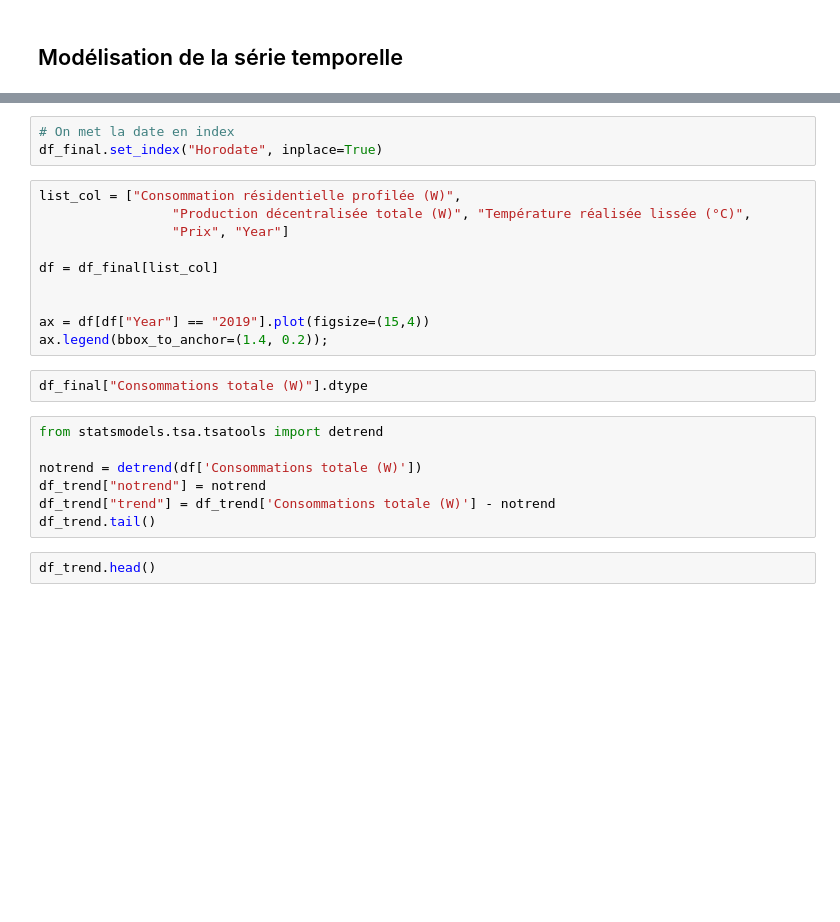
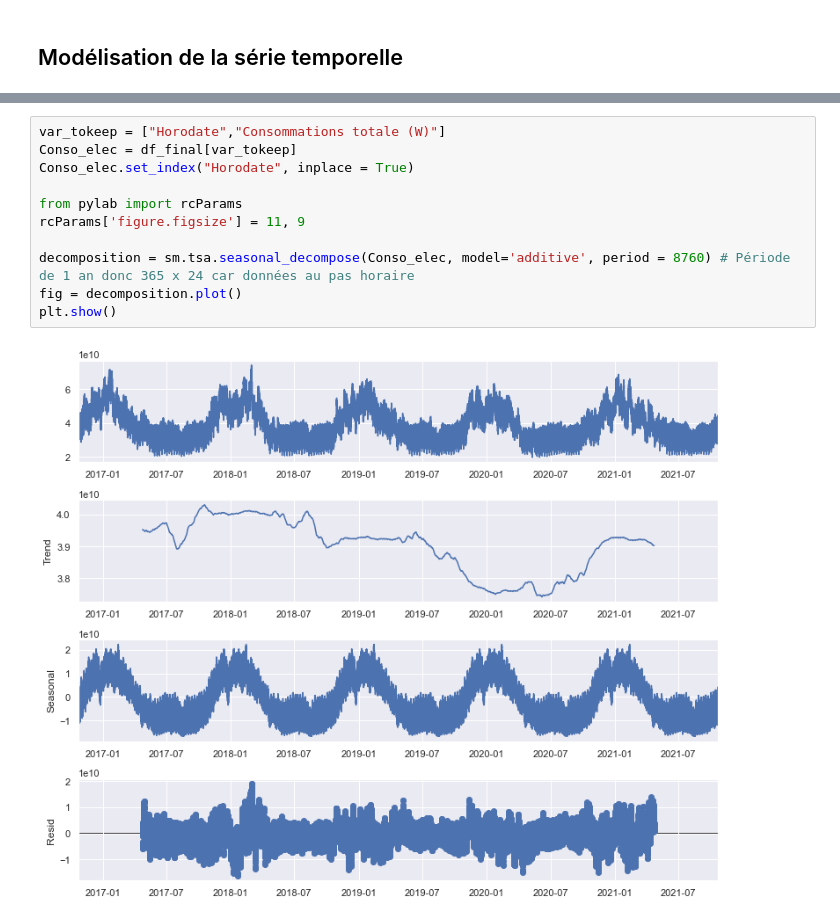
Before and after one commit to CecileBris/Electricity-Prediction, a Jupyter notebook: Consommation et prix de l'électricité en France (2).ipynb, the cells around one changed output, grey strips where cells are left out. Cells and saved outputs as stored; diff of their text form; blank space fills up the shorter version.

```diff
--- a/Consommation et prix de l'électricité en France (2).ipynb
+++ b/Consommation et prix de l'électricité en France (2).ipynb
@@ -413,24 +339,13 @@ On essaye de modéliser la série en dégageant la `tendance`, la `saisonnalité
-# %%
-# On met la date en index
-df_final.set_index("Horodate", inplace=True)
-# %%
-list_col = ["Consommation résidentielle profilée (W)",
-                 "Production décentralisée totale (W)", "Température réalisée lissée (°C)",
-                 "Prix", "Year"]
-
-df = df_final[list_col]
-
-
-ax = df[df["Year"] == "2019"].plot(figsize=(15,4))
-ax.legend(bbox_to_anchor=(1.4, 0.2));
-# %%
-df_final["Consommations totale (W)"].dtype
-# %%
-from statsmodels.tsa.tsatools import detrend
-
-notrend = detrend(df['Consommations totale (W)'])
-df_trend["notrend"] = notrend
-df_trend["trend"] = df_trend['Consommations totale (W)'] - notrend
-df_trend.tail()
-# %%
-df_trend.head()
+# %%
+var_tokeep = ["Horodate","Consommations totale (W)"]
+Conso_elec = df_final[var_tokeep]
+Conso_elec.set_index("Horodate", inplace = True)
+
+from pylab import rcParams
+rcParams['figure.figsize'] = 11, 9
+
+decomposition = sm.tsa.seasonal_decompose(Conso_elec, model='additive', period = 8760) # Période de 1 an donc 365 x 24 car données au pas horaire
+fig = decomposition.plot()
+plt.show()
+# %% [output]
+[figure, added]
```
Also changed, not shown: parts of 29 cells of this notebook.
